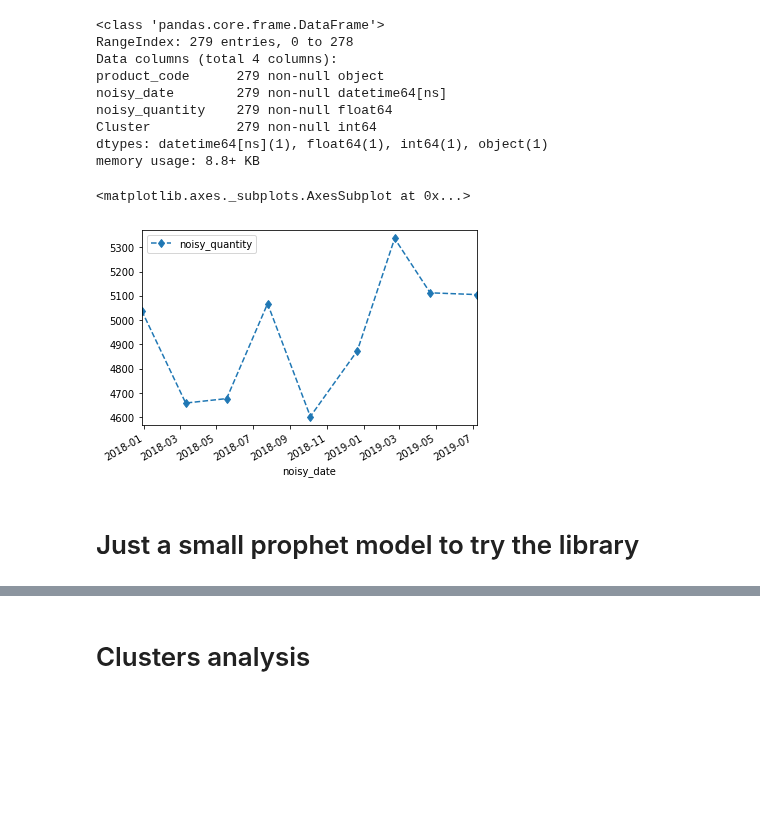
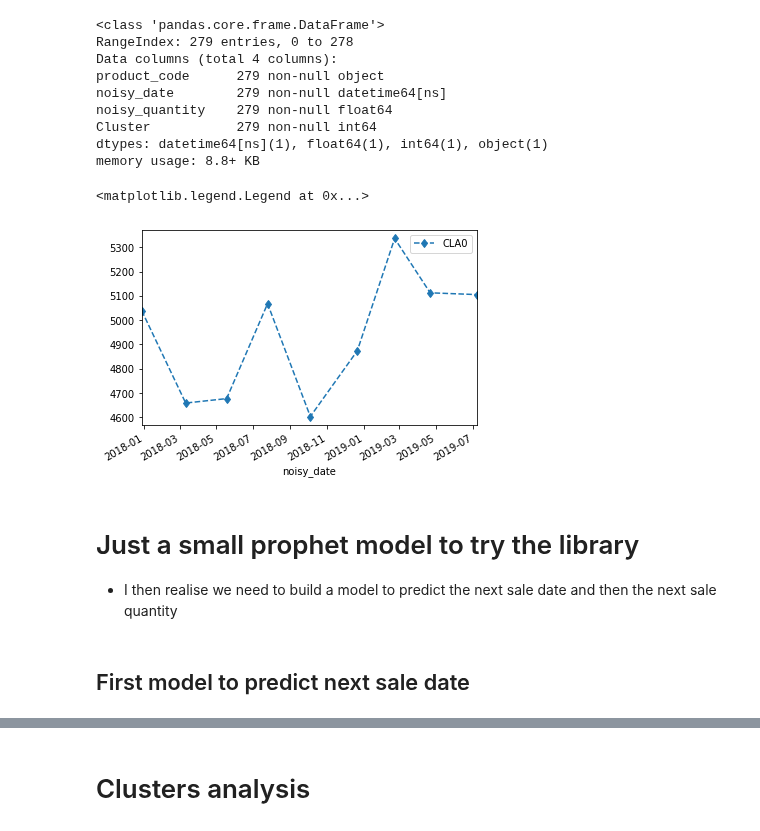
Before and after one commit to raphaelribard/Sales_forecasting, a Jupyter notebook: notebooks/2.0-rr-EDA-using-simulated-data.ipynb, the cells around one changed output, grey strips where cells are left out. Cells and saved outputs as stored; diff of their text form; code cells hidden in the pictures; blank space fills up the shorter version.

```diff
--- a/notebooks/2.0-rr-EDA-using-simulated-data.ipynb
+++ b/notebooks/2.0-rr-EDA-using-simulated-data.ipynb
@@ -56,10 +63,15 @@ memory usage: 8.8+ KB
 # %%
 sales_clusters_df[sales_clusters_df.product_code=='CLA0'][['noisy_date','noisy_quantity']]\
 .plot.line(x='noisy_date',y='noisy_quantity',linestyle='--',marker='d')
+plt.legend(['CLA0'])
 # %% [output]
-<matplotlib.axes._subplots.AxesSubplot at 0x...>
+<matplotlib.legend.Legend at 0x...>
-[figure, old version]
+[figure, new version]
 # %% [markdown]
 # Just a small prophet model to try the library
+
+- I then realise we need to build a model to predict the next sale date and then the next sale quantity
 # %%
 from fbprophet import Prophet
+# %% [markdown]
+## First model to predict next sale date
```
Also changed, not shown: parts of 42 cells of this notebook.
